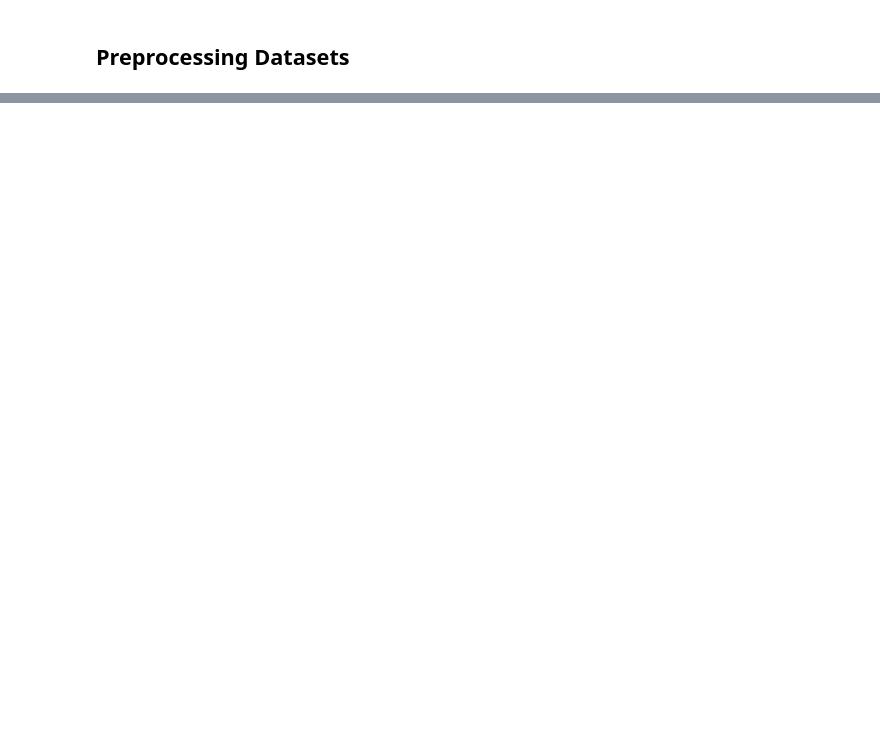
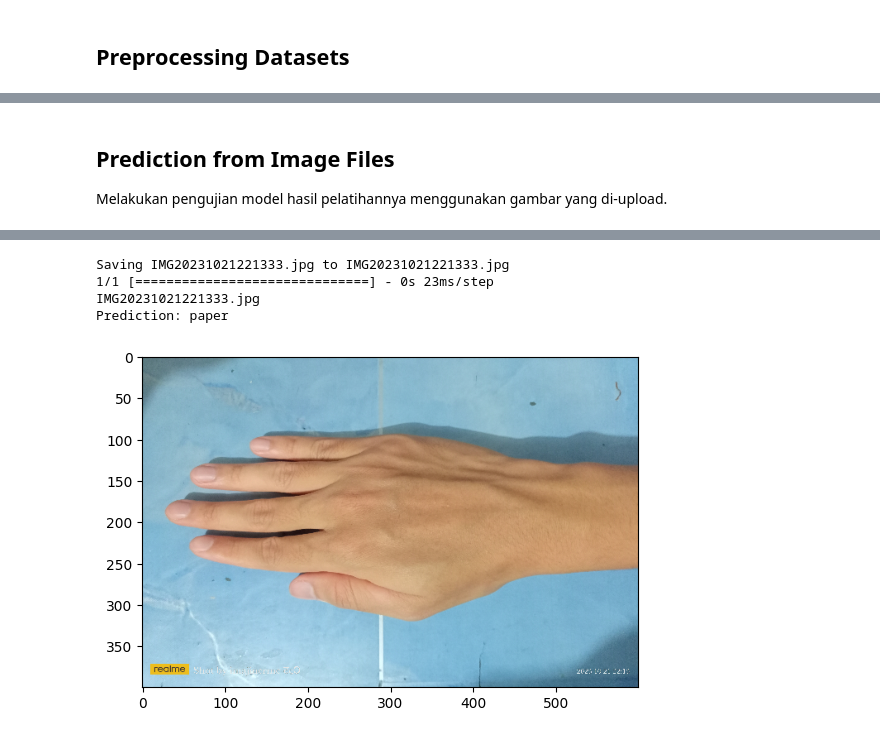
Before and after one commit to Vidi005/Submission-Machine-Learning-Pemula-Dicoding, a Jupyter notebook: Submission_Machine_Learning_Pemula_Dicoding.ipynb, the cells around one changed output, grey strips where cells are left out. Saved outputs shown, nothing was run; the diff lists cells and outputs as text; code cells hidden in the pictures; blank space fills up the shorter version.

```diff
--- a/Submission_Machine_Learning_Pemula_Dicoding.ipynb
+++ b/Submission_Machine_Learning_Pemula_Dicoding.ipynb
@@ -320,0 +155,10 @@ time: 41.4 s
+# %%
+datagen = ImageDataGenerator(
+    rescale = 1./255,
+    validation_split = 0.4,
+    rotation_range = 30,
+    horizontal_flip = True,
+    shear_range = 0.2,
+    vertical_flip = True,
+    fill_mode = 'nearest'
+)
@@ -320,0 +296,23 @@ time: 41.4 s
+# %% [markdown]
+## Prediction from Image Files
+Melakukan pengujian model hasil pelatihannya menggunakan gambar yang di-upload.
+# %%
+uploadeduploaded = files.upload()
+
+for path in uploaded.keys():
+  img = image.load_img(path=path, target_size=(img_size, img_size))
+  imgplot = plt.imshow(image.load_img(path=path, target_size=(400, 600)))
+  x = image.img_to_array(img)
+  x = np.expand_dims(x, axis=0)
+  images = np.vstack([x])
+  classes = model.predict(images, batch_size=10)
+  prediction = np.argmax(classes, axis=1)
+  print(path)
+
+  if prediction[0] == 0:
+    print('Prediction: paper')
+  elif prediction[0] == 1:
+    print('Prediction: rock')
+  else:
+    print('Prediction: scissors')
+# %% [output]
@@ -320,0 +320,5 @@ time: 41.4 s
+Saving IMG20231021221333.jpg to IMG20231021221333.jpg
+1/1 [==============================] - 0s 23ms/step
+IMG20231021221333.jpg
+Prediction: paper
+[figure, added]
```
Also changed, not shown: parts of 61 cells of this notebook.
